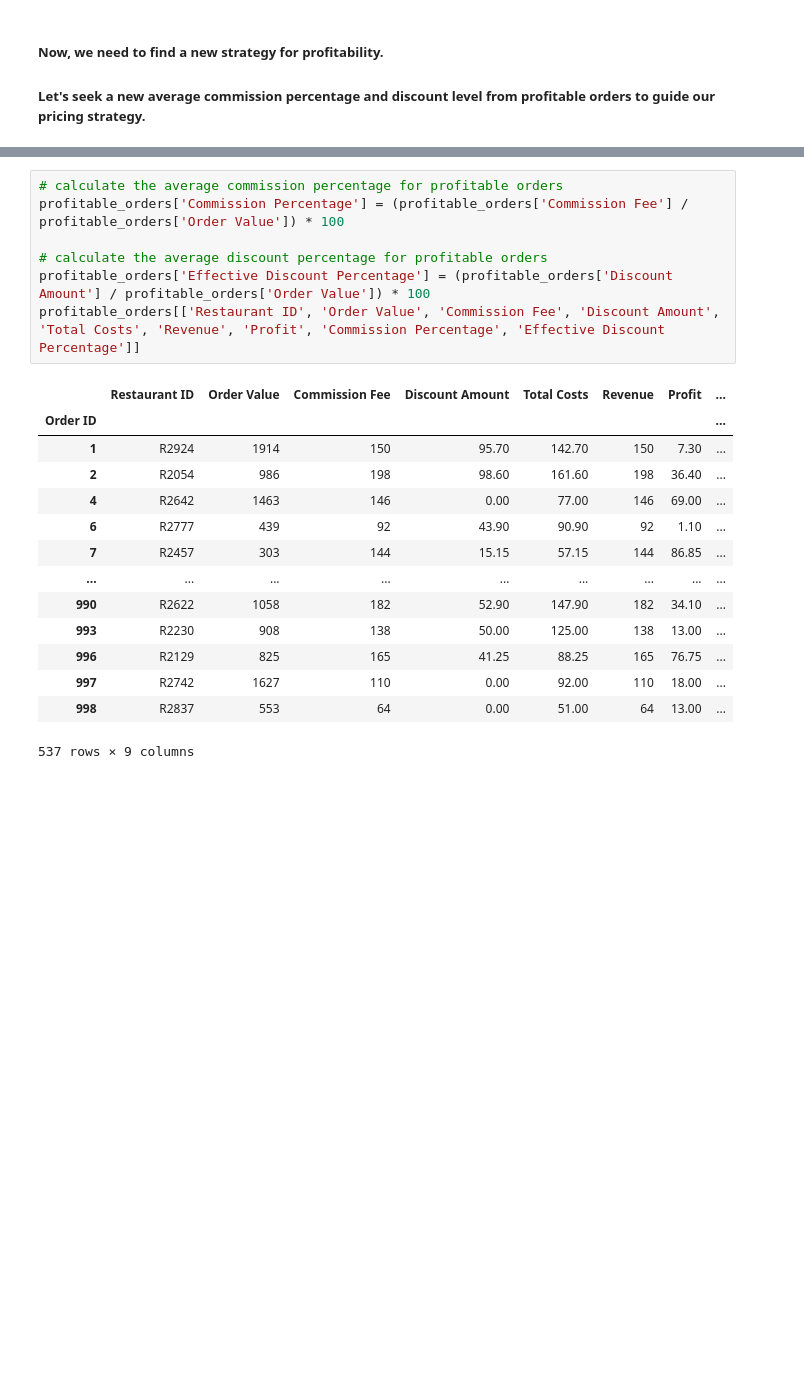
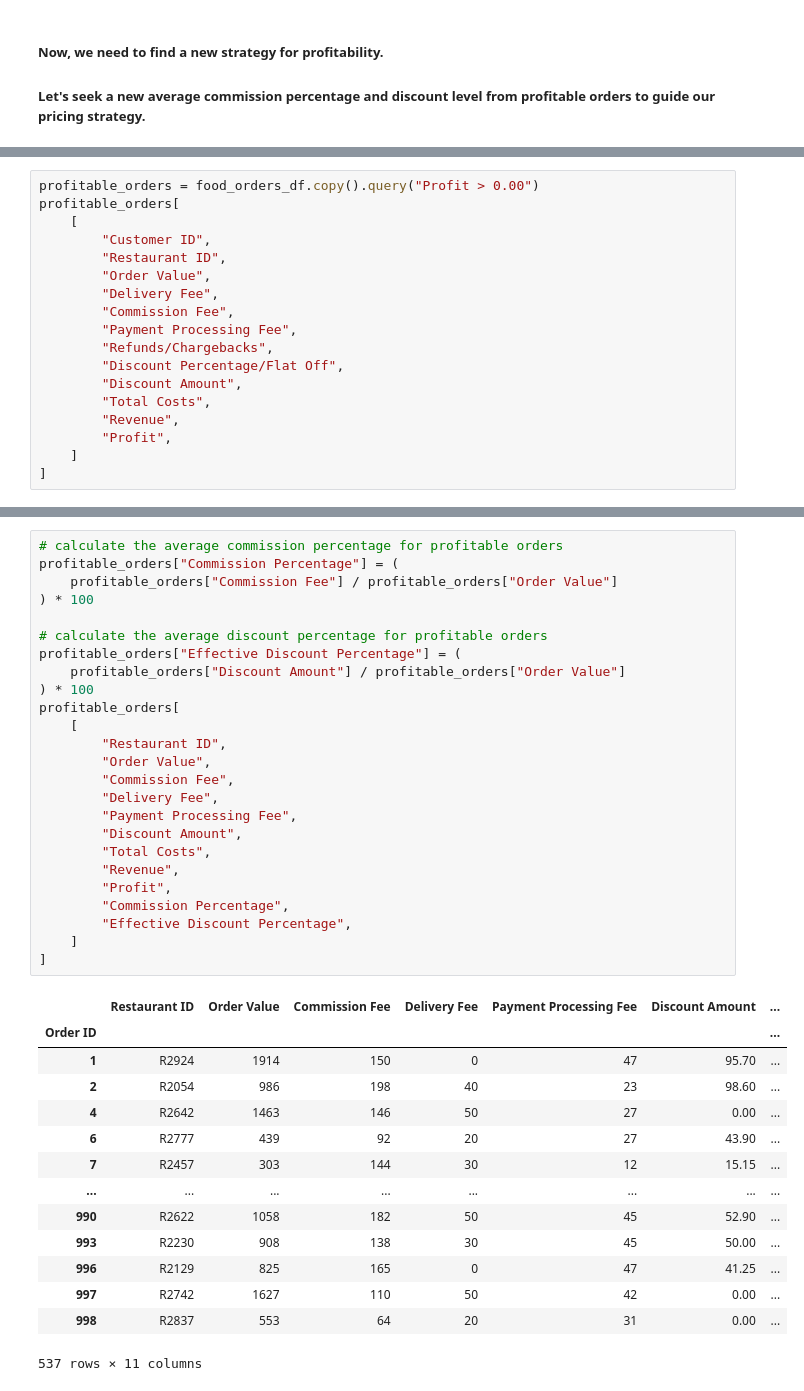
Before and after one commit to ajithpmohan/food-delivery-cost-and-profitability-analysis-using-python, a Jupyter notebook: main.ipynb, the cells around one changed output, grey strips where cells are left out. Cells and saved outputs as stored; diff of their text form; blank space fills up the shorter version.

```diff
--- a/main.ipynb
+++ b/main.ipynb
@@ -239,0 +330,18 @@ profitable_orders.head()
+# %%
+profitable_orders = food_orders_df.copy().query("Profit > 0.00")
+profitable_orders[
+    [
+        "Customer ID",
+        "Restaurant ID",
+        "Order Value",
+        "Delivery Fee",
+        "Commission Fee",
+        "Payment Processing Fee",
+        "Refunds/Chargebacks",
+        "Discount Percentage/Flat Off",
+        "Discount Amount",
+        "Total Costs",
+        "Revenue",
+        "Profit",
+    ]
+]
@@ -240,24 +363,42 @@ profitable_orders.head()
 # %%
 # calculate the average commission percentage for profitable orders
-profitable_orders['Commission Percentage'] = (profitable_orders['Commission Fee'] / profitable_orders['Order Value']) * 100
+profitable_orders["Commission Percentage"] = (
+    profitable_orders["Commission Fee"] / profitable_orders["Order Value"]
+) * 100
 
 # calculate the average discount percentage for profitable orders
-profitable_orders['Effective Discount Percentage'] = (profitable_orders['Discount Amount'] / profitable_orders['Order Value']) * 100
-profitable_orders[['Restaurant ID', 'Order Value', 'Commission Fee', 'Discount Amount', 'Total Costs', 'Revenue', 'Profit', 'Commission Percentage', 'Effective Discount Percentage']]
+profitable_orders["Effective Discount Percentage"] = (
+    profitable_orders["Discount Amount"] / profitable_orders["Order Value"]
+) * 100
+profitable_orders[
+    [
+        "Restaurant ID",
+        "Order Value",
+        "Commission Fee",
+        "Delivery Fee",
+        "Payment Processing Fee",
+        "Discount Amount",
+        "Total Costs",
+        "Revenue",
+        "Profit",
+        "Commission Percentage",
+        "Effective Discount Percentage",
+    ]
+]
 # %% [output]
-|  | Restaurant ID | Order Value | Commission Fee | Discount Amount | Total Costs | Revenue | Profit | ... |
-| Order ID |  |  |  |  |  |  |  | ... |
-| 1 | R2924 | 1914 | 150 | 95.70 | 142.70 | 150 | 7.30 | ... |
-| 2 | R2054 | 986 | 198 | 98.60 | 161.60 | 198 | 36.40 | ... |
-| 4 | R2642 | 1463 | 146 | 0.00 | 77.00 | 146 | 69.00 | ... |
-| 6 | R2777 | 439 | 92 | 43.90 | 90.90 | 92 | 1.10 | ... |
-| 7 | R2457 | 303 | 144 | 15.15 | 57.15 | 144 | 86.85 | ... |
-| ... | ... | ... | ... | ... | ... | ... | ... | ... |
-| 990 | R2622 | 1058 | 182 | 52.90 | 147.90 | 182 | 34.10 | ... |
-| 993 | R2230 | 908 | 138 | 50.00 | 125.00 | 138 | 13.00 | ... |
-| 996 | R2129 | 825 | 165 | 41.25 | 88.25 | 165 | 76.75 | ... |
-| 997 | R2742 | 1627 | 110 | 0.00 | 92.00 | 110 | 18.00 | ... |
-| 998 | R2837 | 553 | 64 | 0.00 | 51.00 | 64 | 13.00 | ... |
+|  | Restaurant ID | Order Value | Commission Fee | Delivery Fee | Payment Processing Fee | Discount Amount | ... |
+| Order ID |  |  |  |  |  |  | ... |
+| 1 | R2924 | 1914 | 150 | 0 | 47 | 95.70 | ... |
+| 2 | R2054 | 986 | 198 | 40 | 23 | 98.60 | ... |
+| 4 | R2642 | 1463 | 146 | 50 | 27 | 0.00 | ... |
+| 6 | R2777 | 439 | 92 | 20 | 27 | 43.90 | ... |
+| 7 | R2457 | 303 | 144 | 30 | 12 | 15.15 | ... |
+| ... | ... | ... | ... | ... | ... | ... | ... |
+| 990 | R2622 | 1058 | 182 | 50 | 45 | 52.90 | ... |
+| 993 | R2230 | 908 | 138 | 30 | 45 | 50.00 | ... |
+| 996 | R2129 | 825 | 165 | 0 | 47 | 41.25 | ... |
+| 997 | R2742 | 1627 | 110 | 50 | 42 | 0.00 | ... |
+| 998 | R2837 | 553 | 64 | 20 | 31 | 0.00 | ... |
-537 rows × 9 columns
+537 rows × 11 columns
 # %%
 # calculate the new averages
```
Also changed, not shown: parts of 31 cells of this notebook, 1 other file.
